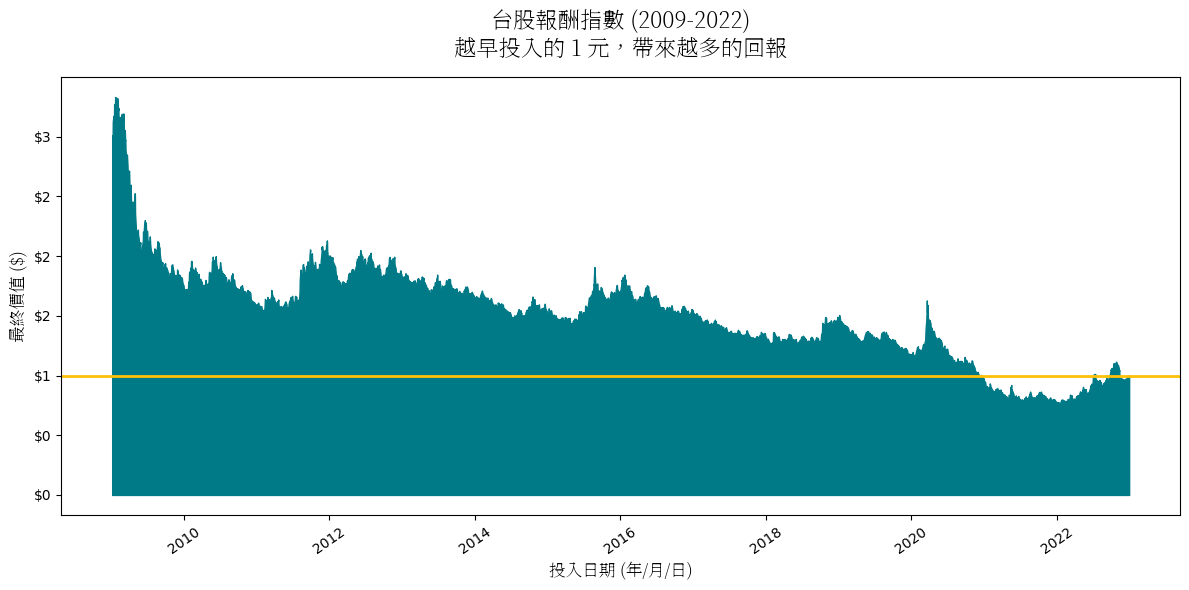
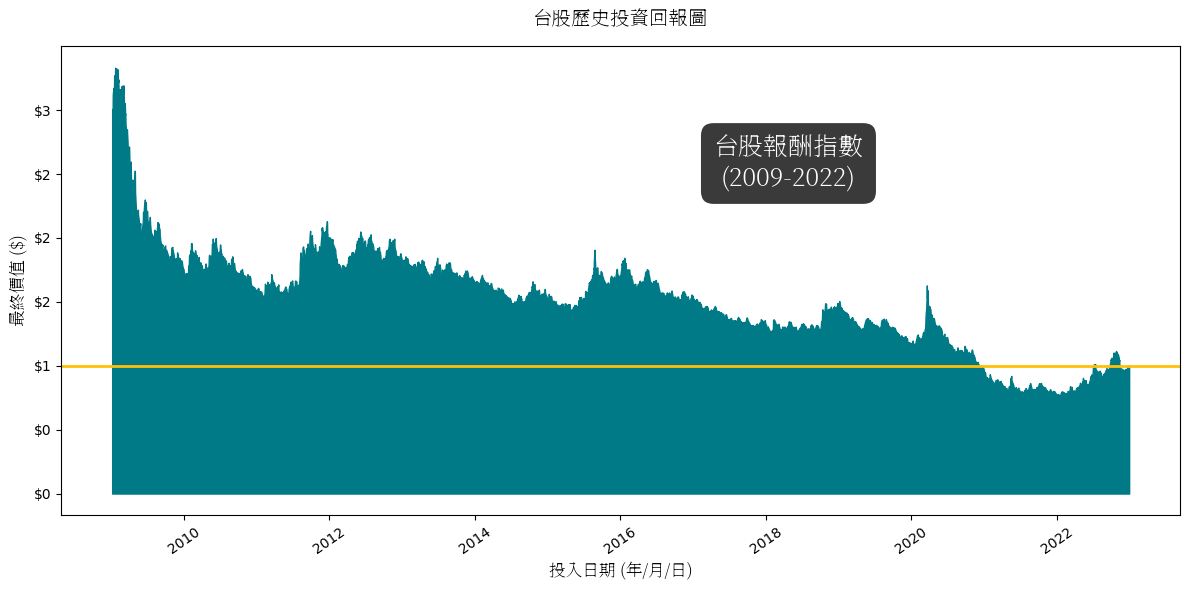
Code edit (unified diff) that turned the first committed figure into the second:
--- before
+++ after
@@ -6,5 +6,5 @@
 
 # =========================================================
-# 步驟 2：下載台股數據（從 2009 一路下載到最新日期）
+# 步驟 2：下載台股數據（自動到最新日期）
 # =========================================================
 ticker = "^TWII"
@@ -13,6 +13,7 @@
 
 print("正在下載台股數據...")
-df = yf.download(ticker, start=start_date, end=end_date,auto_adjust=True)
-# df = yf.download(ticker, start=start_date,auto_adjust=True)
+df = yf.download(ticker, start=start_date, end=end_date, auto_adjust=True)
+# df = yf.download(ticker, start=start_date, auto_adjust=True)
+
 
 # 處理 MultiIndex 欄位結構
@@ -22,5 +23,5 @@
 df = df[["Close"]].dropna()
 
-# 計算核心邏輯：最新一天的價格 / 當天價格
+# 計算核心邏輯
 final_price = float(df["Close"].iloc[-1])
 df["Growth_of_1$"] = final_price / df["Close"]
@@ -31,5 +32,5 @@
 plt.figure(figsize=(12, 6), dpi=100)
 
-# 畫出面積圖
+# 畫出面積圖 (對應原圖的深青色)
 plt.fill_between(
     df.index,
@@ -40,22 +41,39 @@
 )
 
-# 畫出 1 元基準線
+# 畫出 1 元基準線 (黃色線)
 plt.axhline(y=1.0, color="#FFC107", linestyle="-", linewidth=2)
 
-# 設定標題（動態顯示最新年份）
+# ---- 重點：重現原圖的「深灰色動態文字方塊」 ----
+# 自動取得資料庫最後一筆資料的年份
 latest_year = df.index[-1].year
-plt.title(
-    f"台股報酬指數 (2009-{latest_year})\n越早投入的 1 元，帶來越多的回報",
+box_text = f"台股報酬指數\n(2009-{latest_year})"
+
+# 設定文字方塊樣式 (深灰色、微圓角、無邊框)
+bbox_props = dict(boxstyle="round,pad=0.5", facecolor="#3A3A3A", edgecolor="none")
+
+# 將文字方塊畫在圖表相對位置 (x=0.65, y=0.75 差不多在右上方)
+plt.text(
+    0.65,
+    0.75,
+    box_text,
+    transform=plt.gca().transAxes,
+    color="white",
+    fontsize=18,
+    fontweight="bold",
     fontproperties=tw_font,
-    fontsize=16,
-    fontweight="bold",
-    pad=15,
+    ha="center",
+    va="center",
+    bbox=bbox_props,
 )
+# ----------------------------------------------
+
+# 基本標題與標籤設定
+plt.title("台股歷史投資回報圖", fontproperties=tw_font, fontsize=14, pad=15)
 plt.ylabel("最終價值 ($)", fontproperties=tw_font, fontsize=12)
 plt.xlabel("投入日期 (年/月/日)", fontproperties=tw_font, fontsize=12)
 
-# 強制重新計算座標點，並設定 Y 軸格式（解決 FixedLocator 警告與 NameError）
+# 設定 Y 軸格式
 ax = plt.gca()
-ax.yaxis.set_major_locator(mticker.MaxNLocator(nbins=8))  # 自動產生合適的階梯刻度
+ax.yaxis.set_major_locator(mticker.MaxNLocator(nbins=8))
 ax.set_yticklabels(["${:,.0f}".format(x) for x in ax.get_yticks()])
 
@@ -63,6 +81,2 @@
 plt.tight_layout()
 plt.show()
-
-# 順便印出最新成果讓你看看！
-print(f"統計至 {df.index[-1].strftime('%Y-%m-%d')}")
-print(f"2009-01-05 投入的 1 元，現在已經變成：${df['Growth_of_1$'].iloc[0]:.2f} 元")

Commit: update